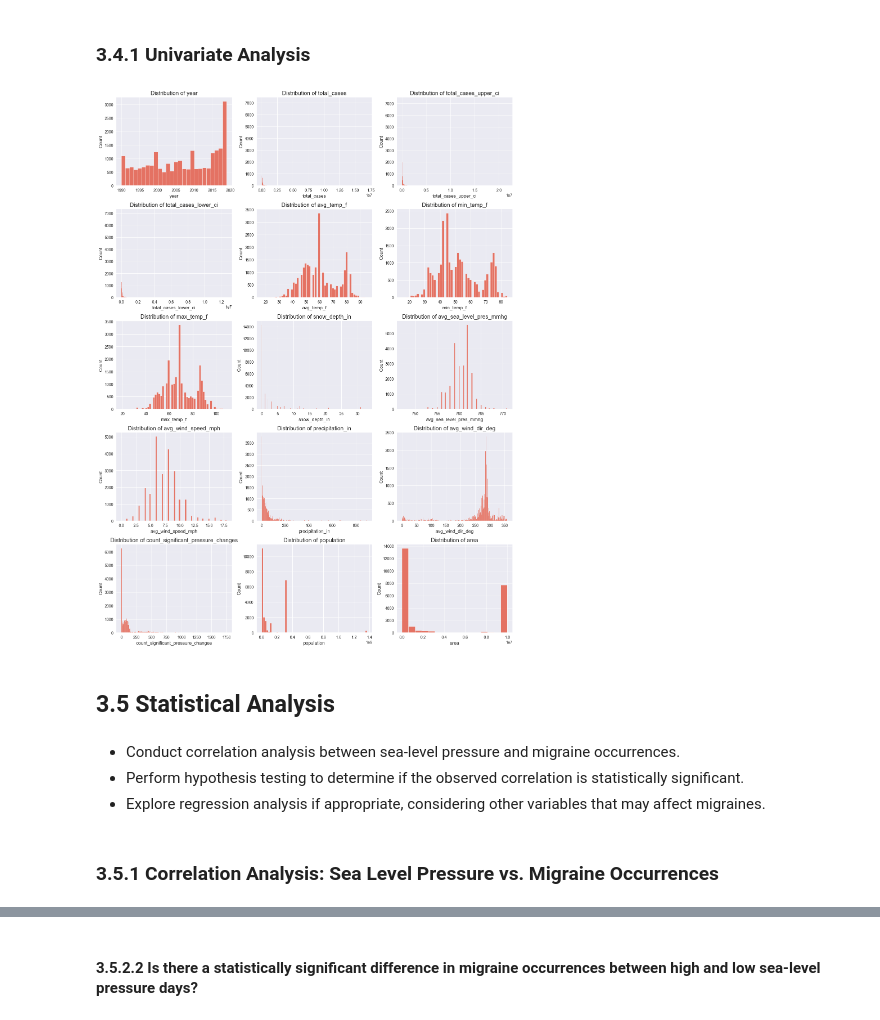
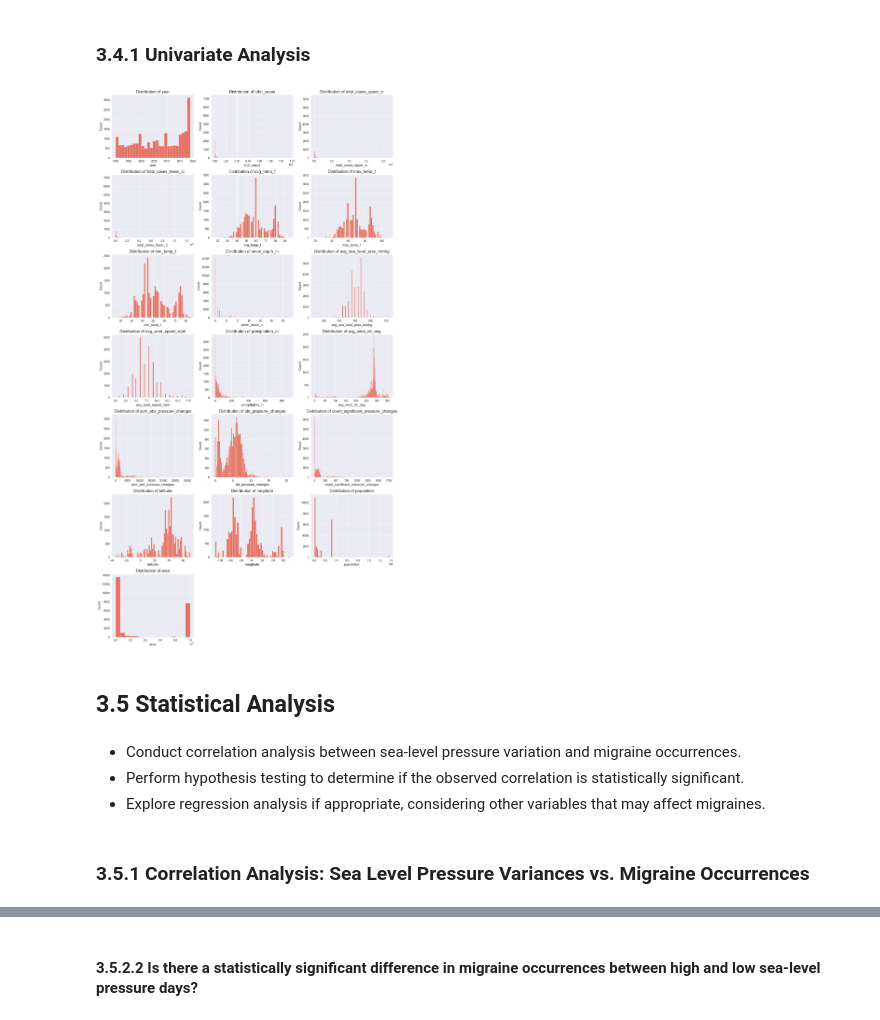
Before and after one commit to christinedbaxter/analyticsCapstone, a Jupyter notebook: notebooks/03_data_analysis.ipynb, the cells around one changed output, grey strips where cells are left out. Cells and saved outputs as stored; diff of their text form; code cells hidden in the pictures.

Commit message:
updated EDA for pressure changes versus average

```diff
--- a/notebooks/03_data_analysis.ipynb
+++ b/notebooks/03_data_analysis.ipynb
@@ -53,7 +53,7 @@ pd.set_option('display.float_format', '{:.2f}'.format)
 ### 3.2.2 Loading Data
 # %%
 # Load the `migraine_weather` DataFrame from 02_data_preprocessing.ipynb
-migraine_weather = pd.read_csv("../data/processed/migraine_weather_data.csv")
+migraine_weather = pd.read_parquet("../data/processed/migraine_weather_data.parquet")
 
 # Check the shape of the DataFrame
 print(migraine_weather.shape)
@@ -139,12 +139,3 @@ This change is beneficial for several reasons:
     - **Memory Efficiency**: Category data types use significantly less memory, especially when the number of unique categories is small compared to the dataset size.
     - **Performance**: Operations on category data types, such as grouping and sorting, are typically faster than their `object` string counterparts.
     - **Semantics**: Converting to `category` reflects the nature of the data more accurately, as these columns represent categorical variables.
-# %%
-# Define the columns to convert to categorical data types
-cols_to_convert = ['sex', 'age', 'cause', 'country', 'state', 'region', 'continent']
-
-# Convert the columns to categorical data types
-migraine_weather[cols_to_convert] = migraine_weather[cols_to_convert].astype('category')
-
-# Check the data types of the DataFrame
-migraine_weather.info()
@@ -213,41 +186,41 @@ memory usage: 3.6 MB
 # %%
 # Set the aesthetic style of the plots
 sns.set_style("darkgrid")
 
 # Create a grid of histograms for numeric columns
-numeric_columns = migraine_weather.select_dtypes(include='int64').columns
+numeric_columns = migraine_weather.select_dtypes(include=['int64', 'float64']).columns
 num_plots = len(numeric_columns)
 cols_per_row = 3  # You can change this to however many columns you want per row
 
 # Calculate the number of rows needed
 num_rows = (num_plots + cols_per_row - 1) // cols_per_row
 
 # Create a figure with specified dimensions
 fig, axes = plt.subplots(num_rows, cols_per_row, figsize=(15, num_rows * 4))
 
 # Flatten the axes array for easy iteration
 axes = axes.flatten()
 
 # Loop through the numeric columns and create a histogram on each subplot
 for i, col in enumerate(numeric_columns):
     sns.histplot(migraine_weather[col], kde=False, ax=axes[i])
     axes[i].set_title(f'Distribution of {col}')
 
 # Hide any empty subplots that aren't used
 for j in range(i + 1, num_rows * cols_per_row):
     fig.delaxes(axes[j])
 
 # Adjust the layout
 plt.tight_layout()
 plt.show()
 # %% [output]
-[figure, old version]
+[figure, new version]
 # %% [markdown]
 ## 3.5 Statistical Analysis
 # %% [markdown]
-- Conduct correlation analysis between sea-level pressure and migraine occurrences.
+- Conduct correlation analysis between sea-level pressure variation and migraine occurrences.
 - Perform hypothesis testing to determine if the observed correlation is statistically significant.
 - Explore regression analysis if appropriate, considering other variables that may affect migraines.
 # %% [markdown]
-### 3.5.1 Correlation Analysis: Sea Level Pressure vs. Migraine Occurrences
+### 3.5.1 Correlation Analysis: Sea Level Pressure Variances vs. Migraine Occurrences
 # %%
```
Also changed, not shown: parts of 28 cells of this notebook, 1 other file.
